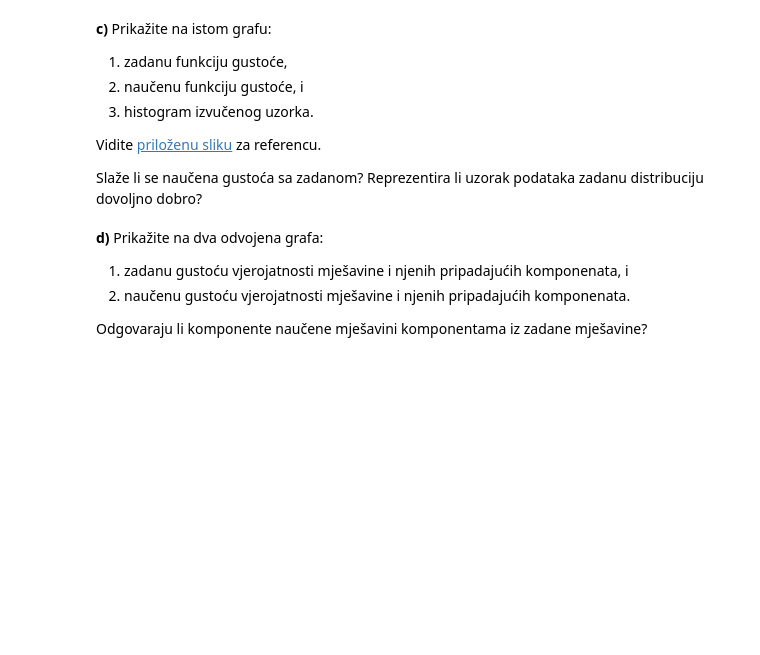
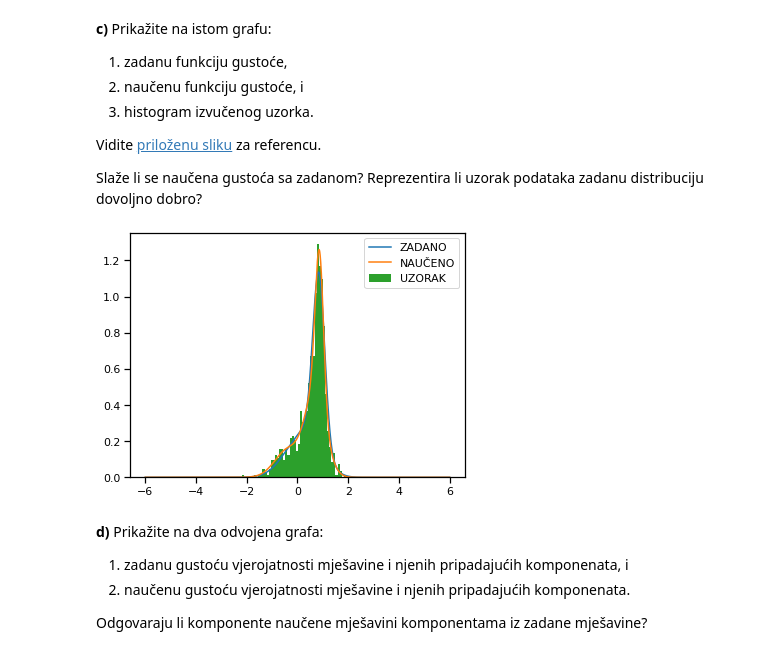
Before and after one commit to dinogrgic1/fer-deep-learning-2-labs, a Jupyter notebook: lab1/lab_1.ipynb, the cells around one changed output. Drawn from its saved outputs; the diff is of its cells as text; code cells hidden in the pictures; blank space fills up the shorter version.

```diff
--- a/lab1/lab_1.ipynb
+++ b/lab1/lab_1.ipynb
@@ -189,5 +196,5 @@ for epoch in range(num_epoch):
         grad = tape.gradient(loss, model.variables)
         optimizer.apply_gradients(zip(grad, model.variables))
 
-    display(HTML(f"EPOCH {epoch} / {num_epoch}"), clear=True)
+    display(HTML(f"EPOCH {epoch+1} / {num_epoch}"), clear=True)
 # %% [output]
@@ -215,3 +213,17 @@ print(np.sum(model_pdf) * delta)
+# %%
+whole = 0
+for i in range(K):
+    values = dist.pi[i] * dist.p_xz(np.arange(-6, 6, 0.001), i)
+    whole = np.add(whole, values)
+
+with plot_context(show=True, legend=["ZADANO", "NAUČENO", "UZORAK"]):
+    plt.plot(np.arange(-6, 6, 0.001), whole)
+    plt.plot(np.arange(-6, 6, 0.001), model.p_x(np.arange(-6, 6, 0.001)))  # naučena gustoća
+    plt.hist(data, density=True, bins=50)  # histogram
+
+#print(np.sum(model_pdf) * delta)
+# %% [output]
+[figure, added]
 # %% [markdown]
 <b>d)</b> Prikažite na dva odvojena grafa:
  1. zadanu gustoću vjerojatnosti mješavine i njenih pripadajućih komponenata, i
```
Also changed, not shown: parts of 6 cells of this notebook, 9 other files.
